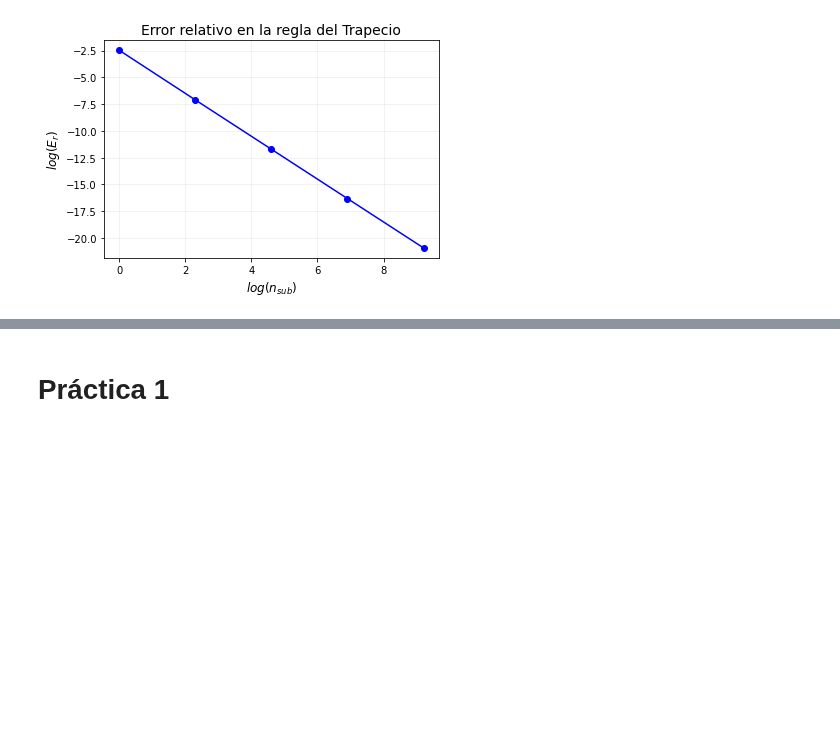
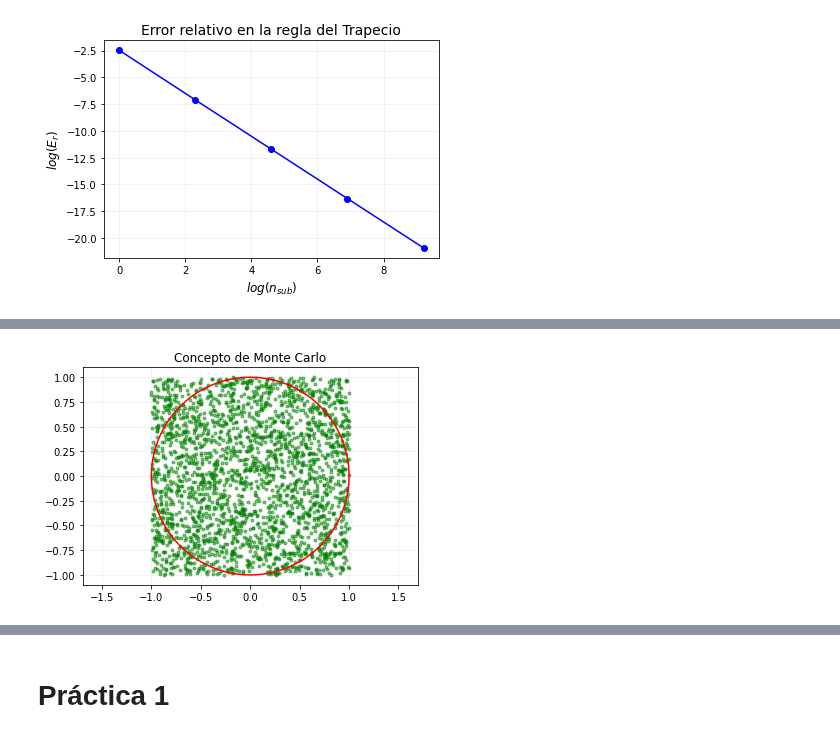
Before and after one commit to CAMM961001/itam-mcd, a Jupyter notebook: optimizacion/01-computo-cientifico/1.7-integracion-numerica.ipynb, the cells around one changed output, grey strips where cells are left out. Drawn from its saved outputs; the diff is of its cells as text; code cells hidden in the pictures; blank space fills up the shorter version.

Commit message:
Monte Carlo ejemplo 1

```diff
--- a/optimizacion/01-computo-cientifico/1.7-integracion-numerica.ipynb
+++ b/optimizacion/01-computo-cientifico/1.7-integracion-numerica.ipynb
@@ -262,0 +328,22 @@ plt.show()
+# %%
+#Muestra de una distribución uniforme
+density_p = int(2.5e3)
+x_p = np.random.uniform(low=-1, high=1, size=(density_p,2))
+
+#Circunferencia unitaria
+density = 1e-5
+x = np.arange(-1, 1, density)
+y1 = np.sqrt(1 - x**2)
+y2 = -np.sqrt(1 - x**2)
+
+#Graficando
+plt.scatter(x_p[:,0],x_p[:,1],marker='.',color='g', alpha=0.5)
+plt.plot(x, y1, 'r', x, y2, 'r')
+
+#Anotaciones y estilo
+plt.title('Concepto de Monte Carlo')
+plt.grid(alpha=0.2)
+plt.axis("equal")
+plt.show()
+# %% [output]
+[figure, added]
```
Also changed, not shown: parts of 17 cells of this notebook.
